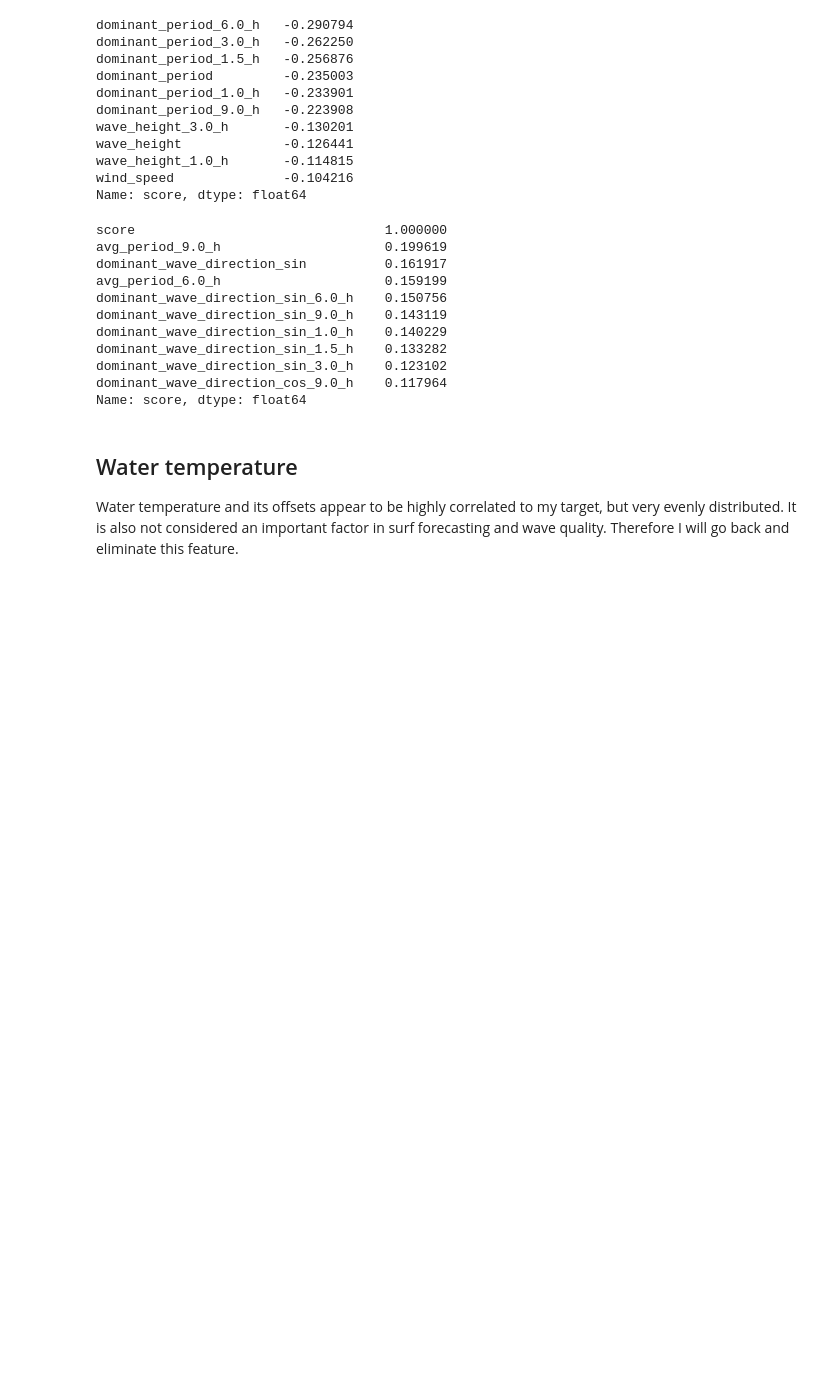
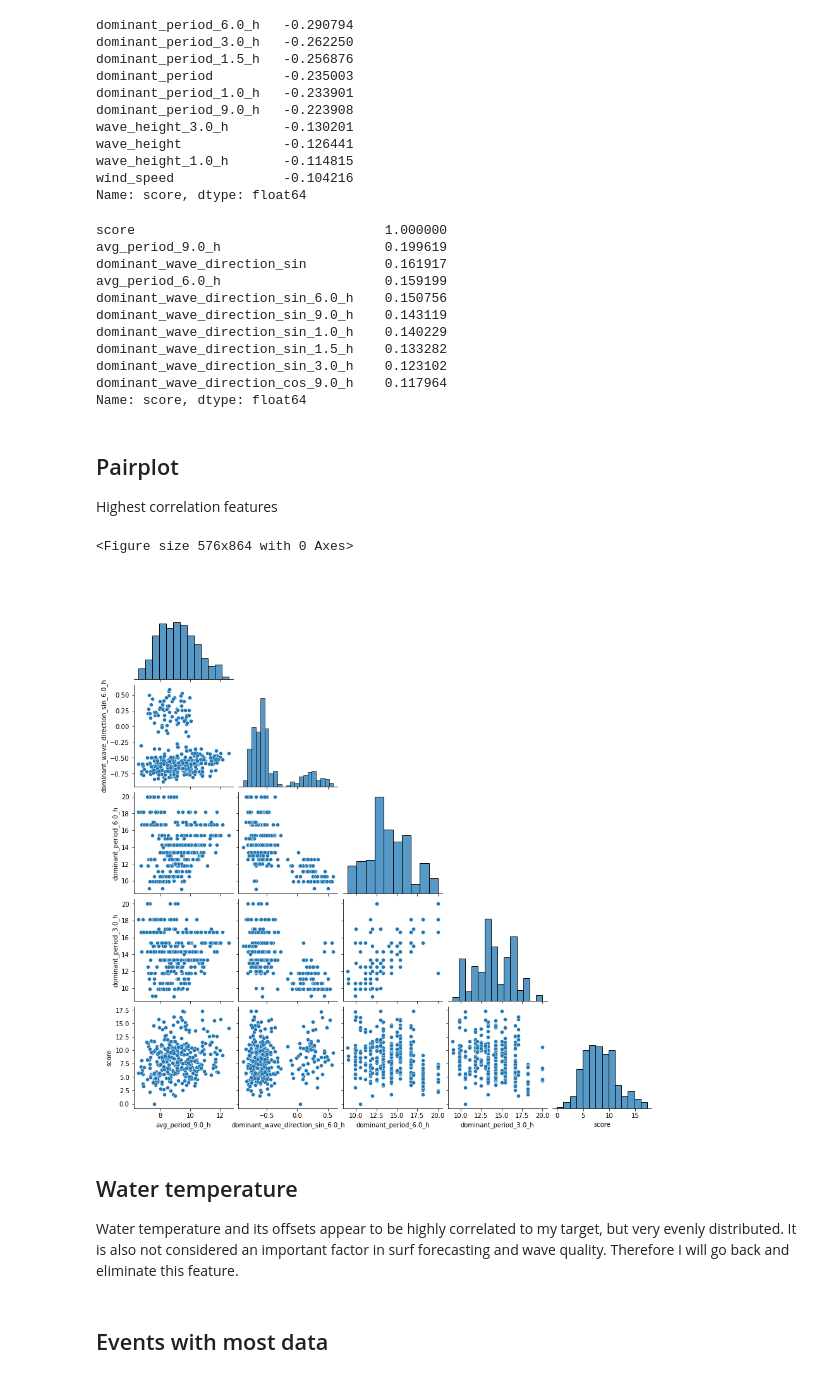
Before and after one commit to pezpet/capstone, a Jupyter notebook: code/05-eda.ipynb, the cells around one changed output. Saved outputs shown, nothing was run; the diff lists cells and outputs as text; code cells hidden in the pictures; blank space fills up the shorter version.

```diff
--- a/code/05-eda.ipynb
+++ b/code/05-eda.ipynb
@@ -73,7 +51,29 @@ dominant_wave_direction_sin_1.5_h    0.133282
 dominant_wave_direction_sin_3.0_h    0.123102
 dominant_wave_direction_cos_9.0_h    0.117964
 Name: score, dtype: float64
+# %% [markdown]
+## Pairplot
+Highest correlation features
+# %%
+plt.figure(figsize=(8, 12))
+sns.pairplot(
+    data=data[
+        [
+            "avg_period_9.0_h",
+            "dominant_wave_direction_sin_6.0_h",
+            "dominant_period_6.0_h",
+            "dominant_period_3.0_h",
+            "score",
+        ]
+    ],
+    corner=True,
+);
+# %% [output]
+<Figure size 576x864 with 0 Axes>
+[figure, added]
 # %% [markdown]
 ## Water temperature
 
 Water temperature and its offsets appear to be highly correlated to my target, but very evenly distributed. It is also not considered an important factor in surf forecasting and wave quality. Therefore I will go back and eliminate this feature.
+# %% [markdown]
+## Events with most data
```
Also changed, not shown: parts of 23 cells of this notebook, 3 other files.
